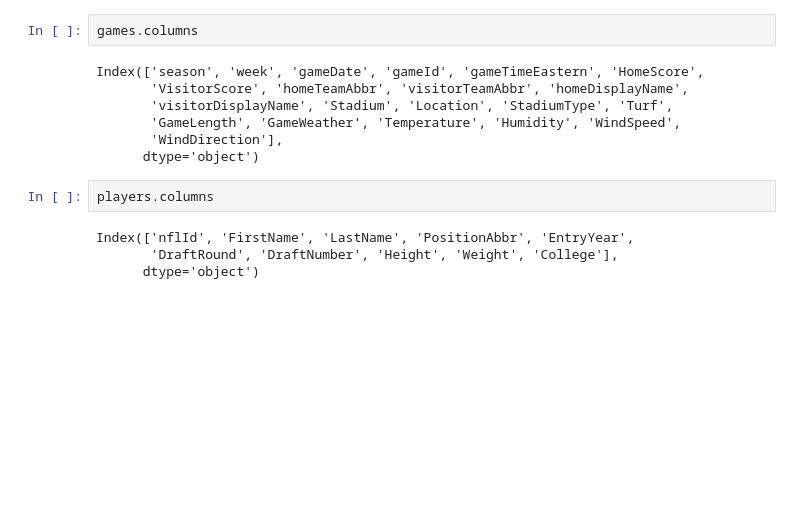
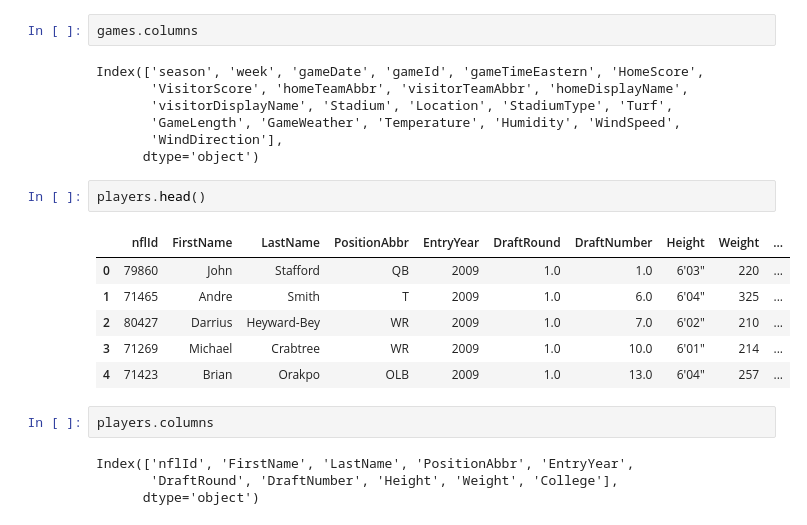
Before and after one commit to donw385/Big-Data-Bowl, a Jupyter notebook: NFL_Data_Analysis.ipynb, the cells around one changed output. Saved outputs shown, nothing was run; the diff lists cells and outputs as text; blank space fills up the shorter version.

```diff
--- a/NFL_Data_Analysis.ipynb
+++ b/NFL_Data_Analysis.ipynb
@@ -29,6 +29,15 @@ Index(['season', 'week', 'gameDate', 'gameId', 'gameTimeEastern', 'HomeScore',
        'GameLength', 'GameWeather', 'Temperature', 'Humidity', 'WindSpeed',
        'WindDirection'],
       dtype='object')
+# %%
+players.head()
+# %% [output]
+|  | nflId | FirstName | LastName | PositionAbbr | EntryYear | DraftRound | DraftNumber | Height | Weight | ... |
+| 0 | 79860 | John | Stafford | QB | 2009 | 1.0 | 1.0 | 6'03" | 220 | ... |
+| 1 | 71465 | Andre | Smith | T | 2009 | 1.0 | 6.0 | 6'04" | 325 | ... |
+| 2 | 80427 | Darrius | Heyward-Bey | WR | 2009 | 1.0 | 7.0 | 6'02" | 210 | ... |
+| 3 | 71269 | Michael | Crabtree | WR | 2009 | 1.0 | 10.0 | 6'01" | 214 | ... |
+| 4 | 71423 | Brian | Orakpo | OLB | 2009 | 1.0 | 13.0 | 6'04" | 257 | ... |
 # %%
 players.columns
 # %% [output]
```
Also changed, not shown: parts of 3 cells of this notebook.
